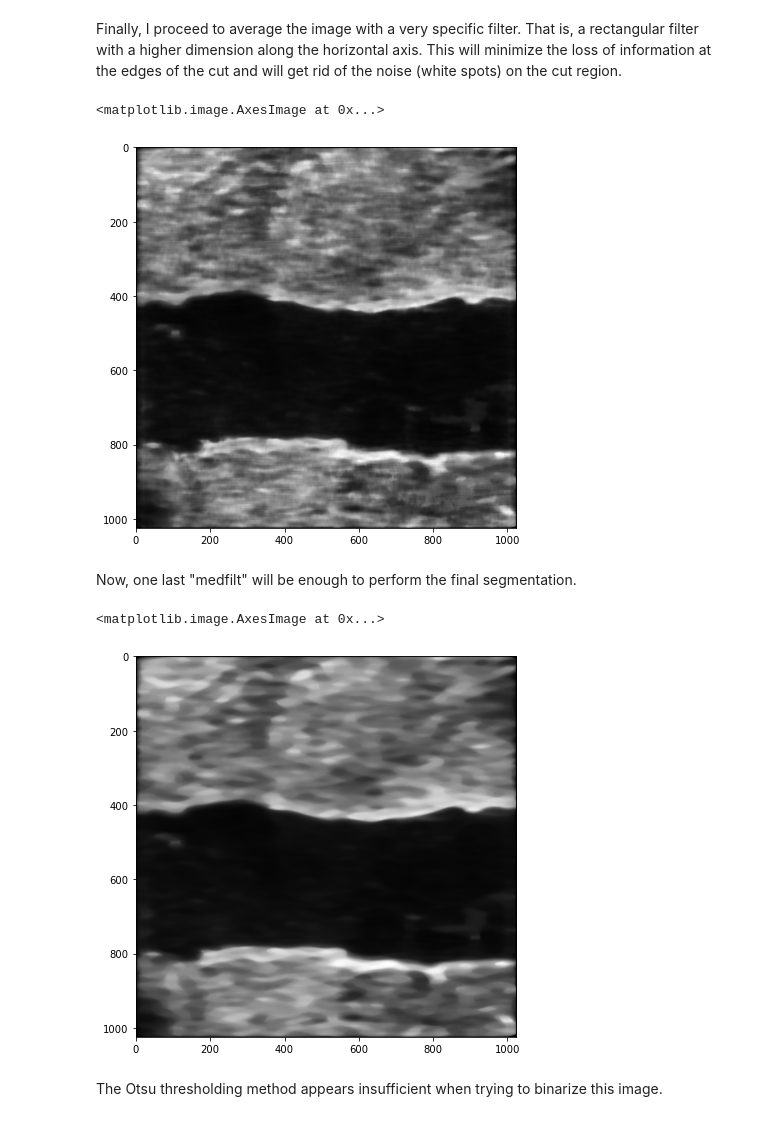
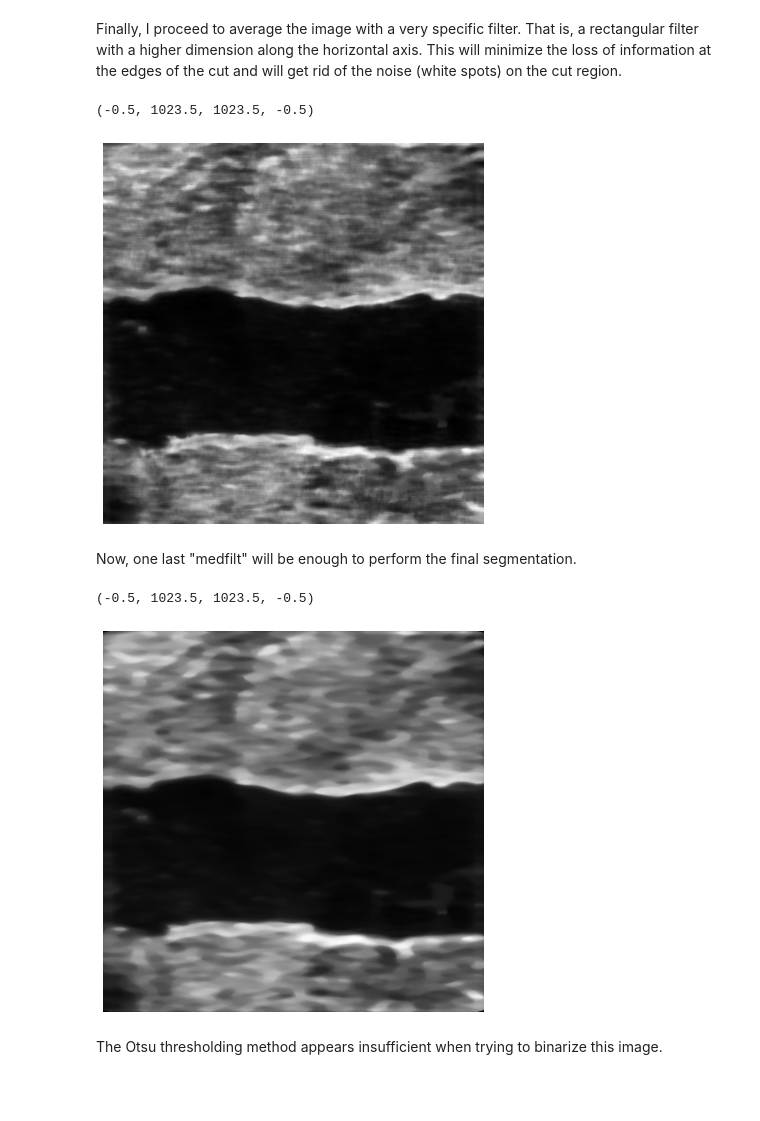
Before and after one commit to ignaciocordova/DegreeCourse-ImageProcessing-ArtificialVision, a Jupyter notebook: final_project/First Image DIC_SN_15_L10_Sum00.ipynb, the cells around one changed output. Cells and saved outputs as stored; diff of their text form; code cells hidden in the pictures; blank space fills up the shorter version.

```diff
--- a/final_project/First Image DIC_SN_15_L10_Sum00.ipynb
+++ b/final_project/First Image DIC_SN_15_L10_Sum00.ipynb
@@ -88,12 +83,13 @@ plt.imshow(im1>0.1,cmap='gray')
 # %% [markdown]
 Finally, I proceed to average the image with a very specific filter. That is, a rectangular filter with a higher dimension along the horizontal axis. This will minimize the loss of information at the edges of the cut and will get rid of the noise (white spots) on the cut region.
 # %%
-median = scipy.signal.medfilt2d(im1, kernel_size=[11,41])
+median = ndimage.median_filter(im1, size=[11,41])
 plt.figure(figsize=(7,7))
 plt.imshow(median,cmap='gray')
+plt.axis('off')
 # %% [output]
-<matplotlib.image.AxesImage at 0x...>
+(-0.5, 1023.5, 1023.5, -0.5)
-[figure, old version]
+[figure, new version]
 # %% [markdown]
 Now, one last "medfilt" will be enough to perform the final segmentation.
 # %%
@@ -103,9 +99,10 @@ Now, one last "medfilt" will be enough to perform the final segmentation.
 median2 = scipy.signal.medfilt2d(median, kernel_size=[11,41])
 plt.figure(figsize=(7,7))
 plt.imshow(median2,cmap='gray')
+plt.axis('off')
 # %% [output]
-<matplotlib.image.AxesImage at 0x...>
+(-0.5, 1023.5, 1023.5, -0.5)
-[figure, old version]
+[figure, new version]
 # %% [markdown]
 The Otsu thresholding method appears insufficient when trying to binarize this image.
 # %%
```
Also changed, not shown: parts of 16 cells of this notebook, 8 other files.
